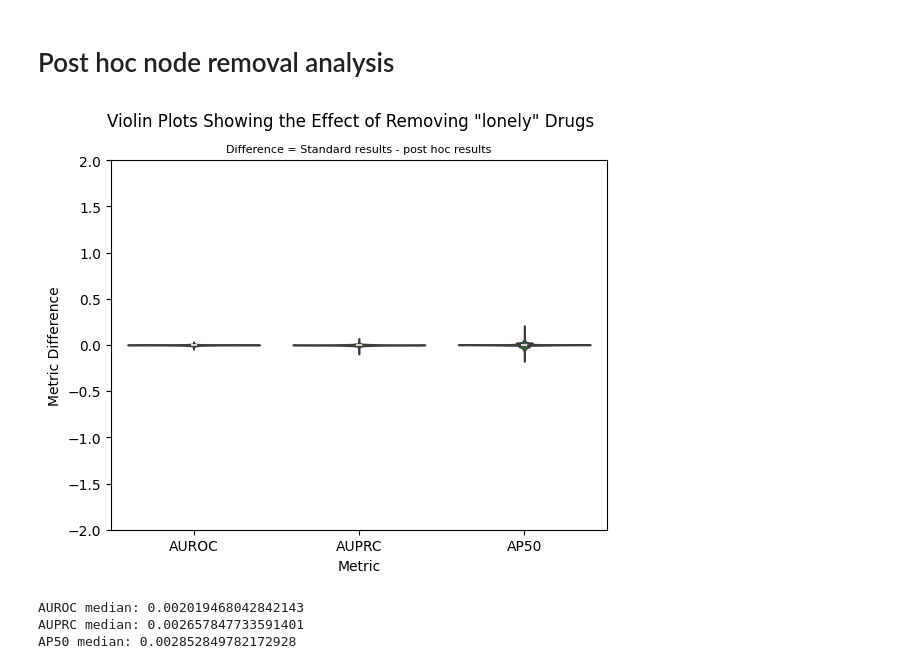
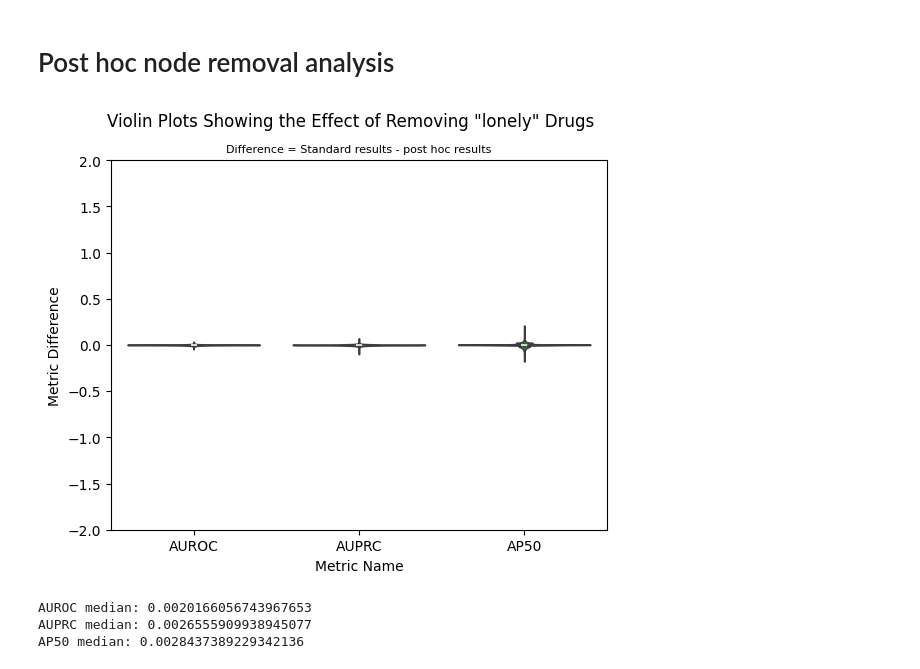
Before and after one commit to oliver-lloyd/Chapter5, a Jupyter notebook: analysis/1_general_assessment/viz/viz.ipynb, the cells around one changed output. Saved outputs shown, nothing was run; the diff lists cells and outputs as text; code cells hidden in the pictures.

Commit message:
Updated figures post-fix of C731

```diff
--- a/analysis/1_general_assessment/viz/viz.ipynb
+++ b/analysis/1_general_assessment/viz/viz.ipynb
@@ -438,27 +440,27 @@ The `ci` parameter is deprecated. Use `errorbar='sd'` for the same effect.
 # %% [markdown]
 # Post hoc node removal analysis
 # %%
-ad_hoc = pd.concat(load_results('polySE_results_aggregations.csv'))
-post_hoc = pd.concat(load_results('polySE_posthoc_results_aggregations.csv'))
+ad_hoc = pd.concat(load_results('polySE_results_aggregations.csv')).query('side_effect != "C0000731"')
+post_hoc = pd.concat(load_results('polySE_posthoc_results_aggregations.csv')).query('side_effect != "C0000731"')
 # %%
 metrics = ['AUROC','AUPRC', 'AP50']
 diff = ad_hoc[metrics] - post_hoc[metrics]
 
 sns.violinplot(diff)
 plt.ylim(-2, 2)
-plt.xlabel('Metric')
+plt.xlabel('Metric Name')
 plt.ylabel('Metric Difference')
 plt.suptitle('Violin Plots Showing the Effect of Removing "lonely" Drugs')
 plt.title('Difference = Standard results - post hoc results', size=8)
 plt.savefig('posthoc_difference.png')
 # %% [output]
-[figure, old version]
+[figure, new version]
 # %%
 abs_diff = np.abs(diff)
 print('AUROC median:', abs_diff.AUROC.median())
 print('AUPRC median:', abs_diff.AUPRC.median())
 print('AP50 median:', abs_diff.AP50.median())
 # %% [output]
-AUROC median: 0.002019468042842143
-AUPRC median: 0.002657847733591401
-AP50 median: 0.002852849782172928
+AUROC median: 0.0020166056743967653
+AUPRC median: 0.0026555909938945077
+AP50 median: 0.0028437389229342136
```
Also changed, not shown: parts of 9 cells of this notebook, 17 other files.
